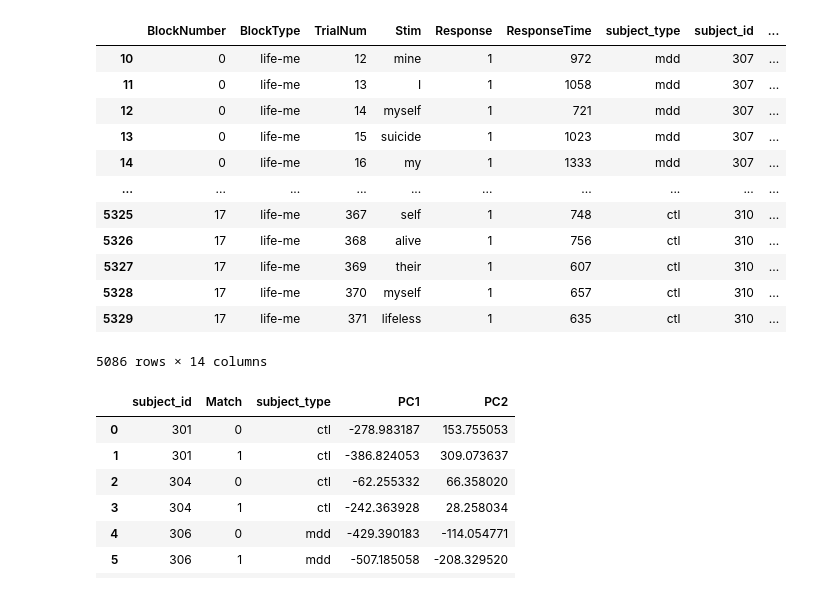
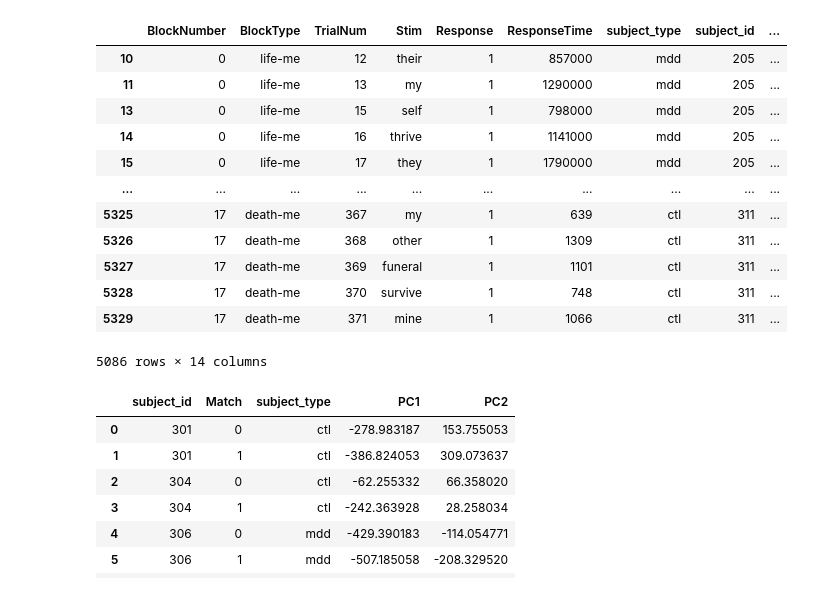
Before and after one commit to saskrik3/behavioral-analysis, a Jupyter notebook: analyze.ipynb, the cells around one changed output. Cells and saved outputs as stored; diff of their text form; code cells hidden in the pictures.

```diff
--- a/analyze.ipynb
+++ b/analyze.ipynb
@@ -71,62 +71,44 @@ def map_type(block_type):
 # %%
 import os
 import re
-import shutil
-
-mdd_dir = '/Users/applepie/Library/CloudStorage/OneDrive-WorcesterPolytechnicInstitute(wpi.edu)/toi4_new 2/mdd'
-mdd_paths = [('mdd', f'{mdd_dir}/{subject}/1/') for subject in os.listdir(mdd_dir) if subject.startswith('3') or subject.startswith('2')]
-
-ctl_dir = '/Users/applepie/Library/CloudStorage/OneDrive-WorcesterPolytechnicInstitute(wpi.edu)/ctl'
-ctl_paths = [('ctl', f'{ctl_dir}/{subject}/1/') for subject in os.listdir(ctl_dir) if subject.startswith('3') or subject.startswith('2')]
-
-for (subject_type, path) in ctl_paths:
-    subject_id = path[-6:-3]
-    # disregard outlier
-    if subject_id == '209':
-        continue
-
-    filenames = os.listdir(path)
-    csv_filename = [filename for filename in filenames if re.search('toi4iat.*metrics.csv$', filename)][0]
-    shutil.copy(f'{path}/{csv_filename}', f'data/ctl/{csv_filename}')
 
 
-paths = mdd_paths + ctl_paths
+mdd_paths = [('mdd', f'data/mdd/{path}') for path in os.listdir('data/mdd')]
+ctl_paths = [('ctl', f'data/ctl/{path}') for path in os.listdir('data/ctl')]
+
+all_paths = mdd_paths + ctl_paths
 subject_df = pd.DataFrame()
-for i, (subject_type, path) in enumerate(paths):
-    subject_id = path[-6:-3]
-    # disregard outlier
-    if subject_id == '209':
-        continue
 
-    filenames = os.listdir(path)
-    csv_filename = [filename for filename in filenames if re.search('toi4iat.*metrics.csv$', filename)][0]
-    point = pd.read_csv(f'{path}/{csv_filename}')
+# combine all the csv's into one giant dataframe
+for i, (subject_type, path) in enumerate(all_paths):
+    subject_id = path[9:12]
+    point = pd.read_csv(path)
     point['subject_type'] = subject_type
     point['subject_id'] = subject_id
     point['psi_score'] = si_scores[int(subject_id)][0]
     point['asi_score'] = si_scores[int(subject_id)][1]
     subject_df = pd.concat([subject_df, point], ignore_index=True)
 
 subject_df = subject_df[subject_df['BlockNumber'] >= 0]
 subject_df = subject_df[subject_df['ResponseTime'] > 0]
 subject_df['high_psi'] = subject_df['psi_score'] > .05
 subject_df['high_asi'] = subject_df['asi_score'] > .05
 subject_df['Category'] = subject_df['Stim'].apply(categorize_stim)
 subject_df['Match'] = subject_df.apply(match_category, axis=1)
 subject_df
 # %% [output]
 |  | BlockNumber | BlockType | TrialNum | Stim | Response | ResponseTime | subject_type | subject_id | ... |
-| 10 | 0 | life-me | 12 | mine | 1 | 972 | mdd | 307 | ... |
-| 11 | 0 | life-me | 13 | I | 1 | 1058 | mdd | 307 | ... |
-| 12 | 0 | life-me | 14 | myself | 1 | 721 | mdd | 307 | ... |
-| 13 | 0 | life-me | 15 | suicide | 1 | 1023 | mdd | 307 | ... |
-| 14 | 0 | life-me | 16 | my | 1 | 1333 | mdd | 307 | ... |
+| 10 | 0 | life-me | 12 | their | 1 | 857000 | mdd | 205 | ... |
+| 11 | 0 | life-me | 13 | my | 1 | 1290000 | mdd | 205 | ... |
+| 13 | 0 | life-me | 15 | self | 1 | 798000 | mdd | 205 | ... |
+| 14 | 0 | life-me | 16 | thrive | 1 | 1141000 | mdd | 205 | ... |
+| 15 | 0 | life-me | 17 | they | 1 | 1790000 | mdd | 205 | ... |
 | ... | ... | ... | ... | ... | ... | ... | ... | ... | ... |
-| 5325 | 17 | life-me | 367 | self | 1 | 748 | ctl | 310 | ... |
-| 5326 | 17 | life-me | 368 | alive | 1 | 756 | ctl | 310 | ... |
-| 5327 | 17 | life-me | 369 | their | 1 | 607 | ctl | 310 | ... |
-| 5328 | 17 | life-me | 370 | myself | 1 | 657 | ctl | 310 | ... |
-| 5329 | 17 | life-me | 371 | lifeless | 1 | 635 | ctl | 310 | ... |
+| 5325 | 17 | death-me | 367 | my | 1 | 639 | ctl | 311 | ... |
+| 5326 | 17 | death-me | 368 | other | 1 | 1309 | ctl | 311 | ... |
+| 5327 | 17 | death-me | 369 | funeral | 1 | 1101 | ctl | 311 | ... |
+| 5328 | 17 | death-me | 370 | survive | 1 | 748 | ctl | 311 | ... |
+| 5329 | 17 | death-me | 371 | mine | 1 | 1066 | ctl | 311 | ... |
 5086 rows × 14 columns
 # %%
 block_counts = subject_df.groupby(['subject_id'])['BlockNumber'].nunique()
```
Also changed, not shown: parts of 13 cells of this notebook.
